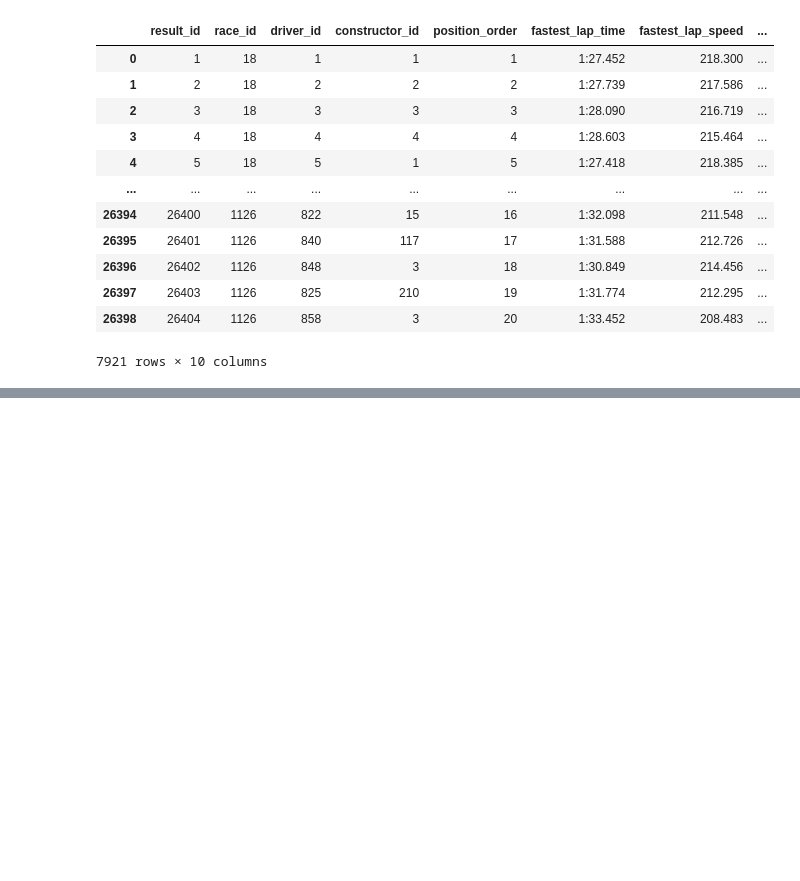
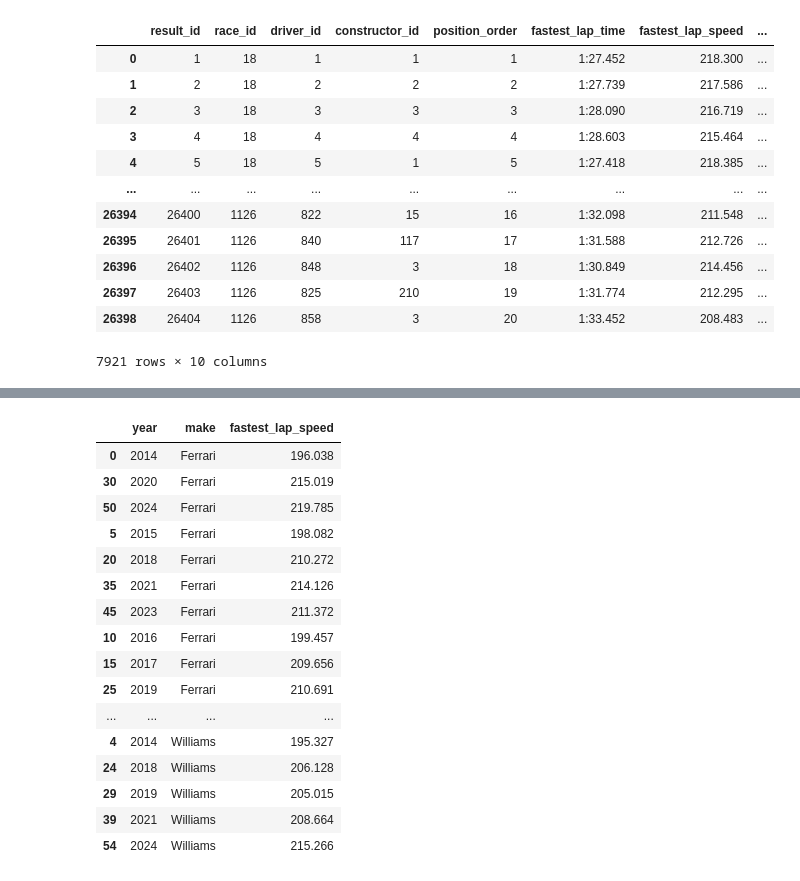
Before and after one commit to nmrodio/formula1_analysis_dashboard, a Jupyter notebook: f1_data_manipulation_nick_copy.ipynb, the cells around one changed output, grey strips where cells are left out. Drawn from its saved outputs; the diff is of its cells as text; code cells hidden in the pictures; blank space fills up the shorter version.

Commit message:
Finished all four dataframes and converted results in csv files

```diff
--- a/f1_data_manipulation_nick_copy.ipynb
+++ b/f1_data_manipulation_nick_copy.ipynb
@@ -456,2 +461,0 @@ merged_race_data_df['fastest_lap_speed'] = pd.to_numeric(merged_race_data_df['fa
-# %%
-merged_race_data_df = merged_race_data_df[merged_race_data_df['year'] >= 2005] & [merged_race_data_df
@@ -487,28 +462,47 @@ plt.show()
 # %%
-# Group data by year and calculate statistics
+# Filter years 2014-2024
+filtered_race_data = merged_race_data_df[merged_race_data_df['year'].between(2014, 2024)]
+
+# Group by constructor_id and year, then count unique years per constructor
+constructor_years = filtered_race_data.groupby('constructor_id')['year'].nunique()
+
+# Total number of years in the range
+total_years = len(range(2014, 2024 + 1))
+
+# Identify constructors with entries for every year in the range
+consistent_makes = constructor_years[constructor_years == total_years].index
+
+# Filter the original dataframe to only include consistent constructors
+df_consistent = filtered_race_data[filtered_race_data['constructor_id'].isin(consistent_makes)]
+
+# Grouping by make and year to find the mean for fastest_lap_speed
 average_lap_speed_per_year = (
-    merged_race_data_df.groupby('year')['fastest_lap_speed'].agg(
-        avg='mean', min='min', max='max'
-    ).reset_index()
+    df_consistent.groupby(['year', 'make'])['fastest_lap_speed'].mean().reset_index()
 )
 
-# Extract data for plotting
-years = average_lap_speed_per_year['year'].tolist()
-average_speeds = average_lap_speed_per_year['avg'].tolist()
-min_speeds = average_lap_speed_per_year['min'].tolist()
-max_speeds = average_lap_speed_per_year['max'].tolist()
+# Rounding fastest_lap_speed results to 2 three decimal places
+average_lap_speed_per_year['fastest_lap_speed'] = round(average_lap_speed_per_year['fastest_lap_speed'], 3)
 
-# Create bar chart (using bar width of 0.35 for clarity)
-bar_width = 0.35
-plt.bar(years, average_speeds, label='Average', width=bar_width)
-plt.bar([p + bar_width for p in years], min_speeds, label='Min', width=bar_width)
-plt.bar([p + 2 * bar_width for p in years], max_speeds, label='Max', width=bar_width)
+# Sorting average_lap_speed_per_year df to show each make in ascending order
+sorted_average_lap_speed_per_year = average_lap_speed_per_year.sort_values(by='make')
+sorted_average_lap_speed_per_year
 
-# Customize plot
-plt.xlabel('Year')
-plt.ylabel('Fastest Lap Speed (km/h)')
-plt.title('Average, Min, and Max Fastest Lap Speed per Year')
-plt.xticks([p + bar_width for p in years], years)  # Adjust x-axis ticks for bar centers
-plt.legend()
-plt.show()
+# Iterate through unique makes
+# for make in average_lap_speed_per_year['make'].unique():
+#   # Filter data for current make
+#   make_data = average_lap_speed_per_year[average_lap_speed_per_year['make'] == make]
+
+#   # Extract data for plotting
+#   years = make_data['year'].tolist()
+#   average_speeds = make_data['fastest_lap_speed'].tolist()
+
+#   # Create line plot
+#   plt.plot(years, average_speeds, label=make)
+
+# # Customize plot (optional)
+# plt.xlabel('Year')
+# plt.ylabel('Average Fastest Lap Speed')
+# plt.title('Average Fastest Lap Speed per Year by Make')
+# plt.legend()
+# plt.show()
 # %% [output]
@@ -515,0 +509,17 @@ plt.show()
+|  | year | make | fastest_lap_speed |
+| 0 | 2014 | Ferrari | 196.038 |
+| 30 | 2020 | Ferrari | 215.019 |
+| 50 | 2024 | Ferrari | 219.785 |
+| 5 | 2015 | Ferrari | 198.082 |
+| 20 | 2018 | Ferrari | 210.272 |
+| 35 | 2021 | Ferrari | 214.126 |
+| 45 | 2023 | Ferrari | 211.372 |
+| 10 | 2016 | Ferrari | 199.457 |
+| 15 | 2017 | Ferrari | 209.656 |
+| 25 | 2019 | Ferrari | 210.691 |
+| ... | ... | ... | ... |
+| 4 | 2014 | Williams | 195.327 |
+| 24 | 2018 | Williams | 206.128 |
+| 29 | 2019 | Williams | 205.015 |
+| 39 | 2021 | Williams | 208.664 |
+| 54 | 2024 | Williams | 215.266 |
```
Also changed, not shown: parts of 7 cells of this notebook.
